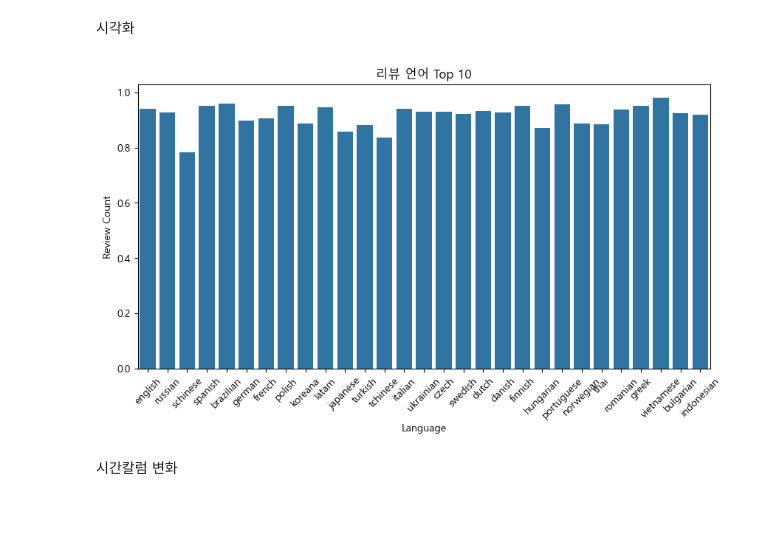
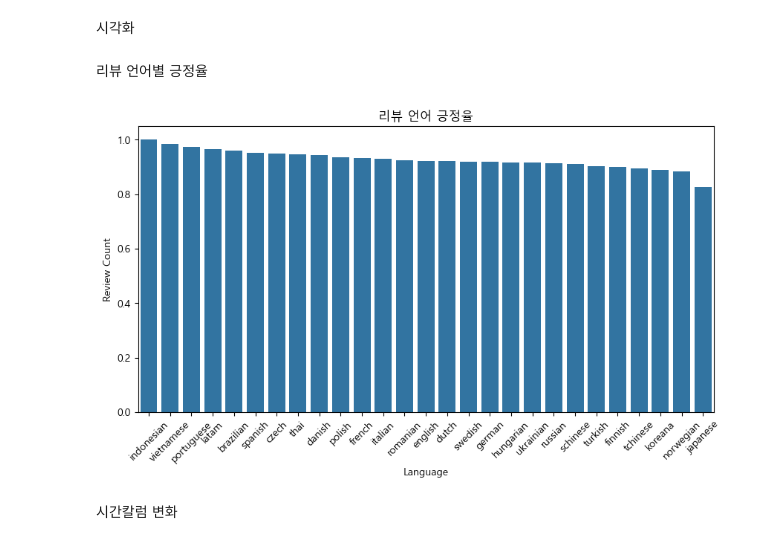
Before and after one commit to jinnyjinnyjinjin/steam-indie-game-analysis, a Jupyter notebook: src/notebooks/js/main_analysis/review.ipynb, the cells around one changed output. Drawn from its saved outputs; the diff is of its cells as text; code cells hidden in the pictures; blank space fills up the shorter version.

```diff
--- a/src/notebooks/js/main_analysis/review.ipynb
+++ b/src/notebooks/js/main_analysis/review.ipynb
@@ -519,6 +528,6 @@ lang_sentiment.head(20)
 # %%
 lang_sentiment_30 = lang_sentiment[
-    lang_sentiment["review_count"] >= 30
+    lang_sentiment["review_count"] >= 50
 ].copy()
 
-lang_sentiment_30.sort_values("positive_ratio", ascending=False)
+lang_sentiment_30 = lang_sentiment_30.sort_values("positive_ratio", ascending=False)
@@ -544,18 +534,20 @@ lang_sentiment_30.sort_values("positive_ratio", ascending=False)
 # %% [markdown]
 시각화
+# %% [markdown]
+리뷰 언어별 긍정율
 # %%
 pos_ratio = lang_sentiment_30
 
 plt.figure(figsize=(10, 5))
 sns.barplot(data = pos_ratio , x = 'language',y = 'positive_ratio')
 
-plt.title("리뷰 언어 Top 10")
+plt.title("리뷰 언어 긍정율")
 plt.xlabel("Language")
 plt.ylabel("Review Count")
 plt.xticks(rotation=45)
 plt.show()
 # %% [output]
-[figure, old version]
+[figure, new version]
 # %% [markdown]
 시간칼럼 변화
 # %%
```
Also changed, not shown: parts of 62 cells of this notebook.
